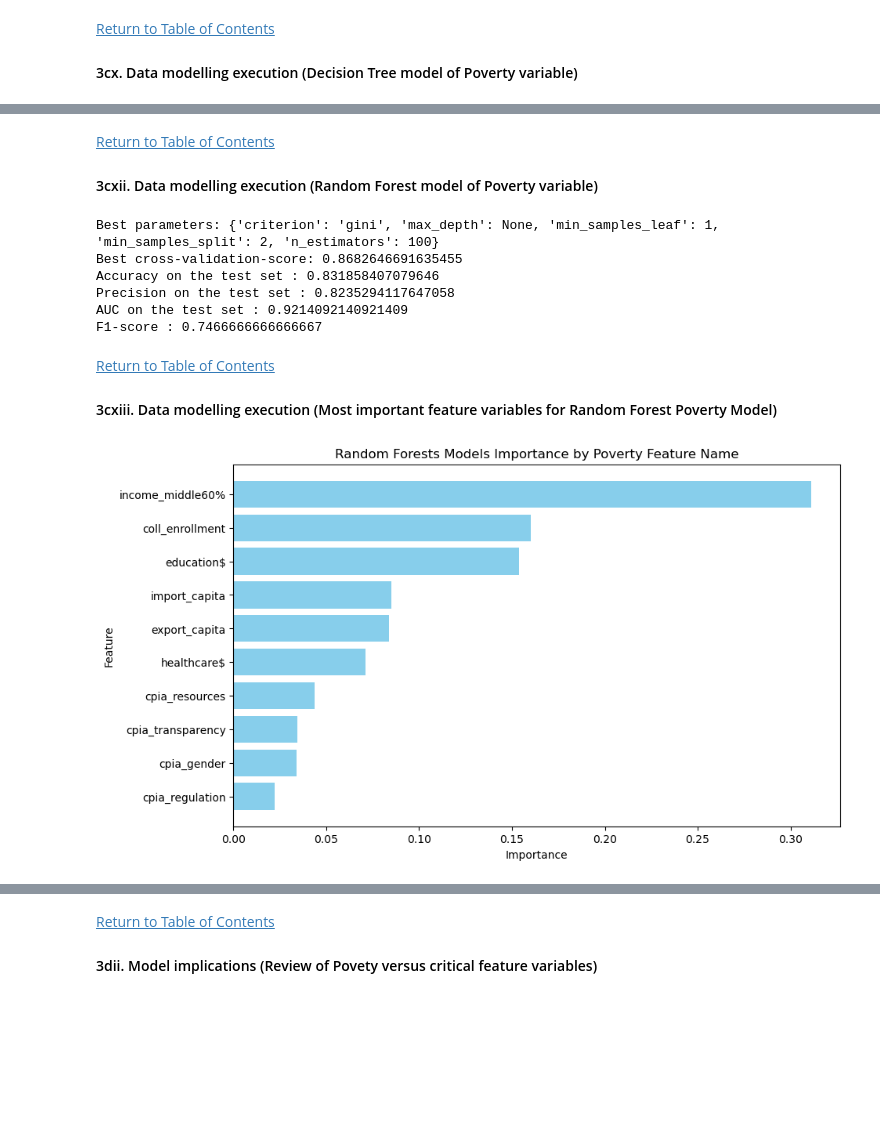
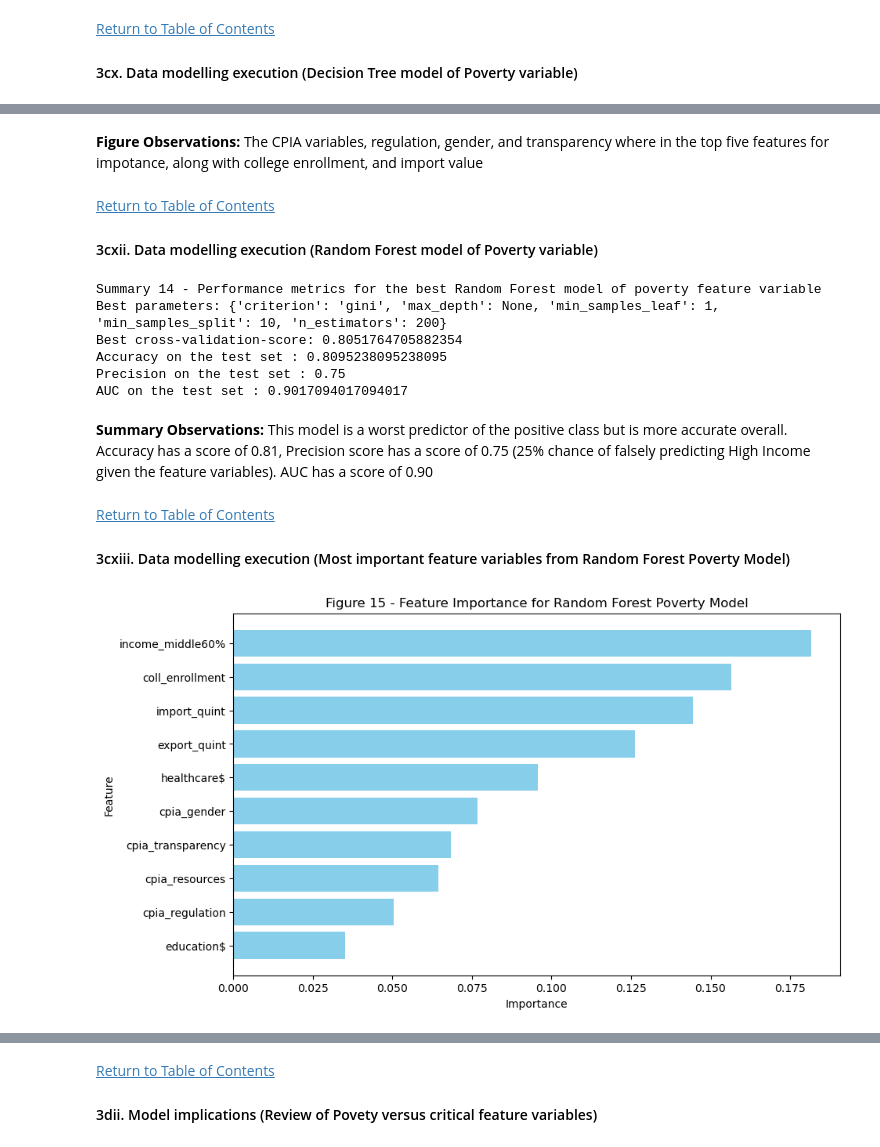
Before and after one commit to te-ex153/Projects, a Jupyter notebook: Country23.ipynb, the cells around one changed output, grey strips where cells are left out. Saved outputs shown, nothing was run; the diff lists cells and outputs as text; code cells hidden in the pictures; blank space fills up the shorter version.

```diff
--- a/Country23.ipynb
+++ b/Country23.ipynb
@@ -1222,22 +1343,22 @@ As completed above for the gdp dataframe, the mean or median will be imputed int
 # %%
 ### Define features to be imputed with mean or median
 mean_impute_cols = ['cpia_regulation', 'cpia_gender', 'cpia_resources', 'cpia_transparency', 'healthcare$', 'education$', 'coll_enrollment']
-median_impute_cols = ['income_middle60%', 'import_capita', 'export_capita']
+median_impute_cols = ['income_middle60%', 'import_quint', 'export_quint']
 
 ### Initiate imputers
 mean_imputer = SimpleImputer(strategy='mean')
 median_imputer = SimpleImputer(strategy='median')
 
 ### Impute columns per missing data strategy
-df_pov[mean_impute_cols] = mean_imputer.fit_transform(df_pov[mean_impute_cols])
-df_pov[median_impute_cols] = median_imputer.fit_transform(df_pov[median_impute_cols])
+df_pov3[mean_impute_cols] = mean_imputer.fit_transform(df_pov3[mean_impute_cols])
+df_pov3[median_impute_cols] = median_imputer.fit_transform(df_pov3[median_impute_cols])
 
 ### Confirm imputation eliminated nan
-nan_count_pov = df_pov.isna().sum()
-print('Table 19 - Confirmation all missing cells were imputed for df_pov')
+nan_count_pov = df_pov3.isna().sum()
+print('Table 20 - Confirmation all missing cells were imputed for df_pov')
 print(f'NaN Elimination Confirmation - Number of NaN records per variable : {nan_count_pov}')
 print(" ")
-print('Table 20 - First five rows of the dataframe df_pov after imputation to address missing data')
-print(df_pov.head())
-print(df_pov.shape[0], 'Rows ,',df_pov.shape[1], 'Columns')
+print('Table 21 - First five rows of the dataframe df_pov3 after imputation to address missing data')
+print(df_pov3.head())
+print(df_pov3.shape[0], 'Rows ,',df_pov3.shape[1], 'Columns')
 # %% [output]
@@ -1299,14 +1437,14 @@ the dataframe df_gdp will  be split into a target and feature dataframe
 #### 3ai. Data preproceessing {Separate target and feature variables for GDP}
 # %%
 ########### separate target variables from feature variables
-df_gdp.reset_index(drop=True, inplace=True)
-gdp = df_gdp[['gdp']]
-features = df_gdp[['cpia_regulation', 'cpia_gender', 'cpia_resources', 'cpia_transparency', 'healthcare$', 'education$', 'coll_enrollment', 'income_middle60%', 'import_capita', 'export_capita']]
-print('Table 21 - First five rows to the gdp target dataframe')
+df_gdp3.reset_index(drop=True, inplace=True)
+gdp = df_gdp3[['gdp']]
+features = df_gdp3[['cpia_regulation', 'cpia_gender', 'cpia_resources', 'cpia_transparency', 'healthcare$', 'education$', 'coll_enrollment', 'income_middle60%', 'import_quint', 'export_quint']]
+print('Table 22 - First five rows to the gdp target dataframe')
 print(gdp.head())
 print(f'Number of rows in df : {len(gdp)}')
 print('')
-print('Table 22 - First five rows to the gdp features dataframe')
+print('Table 23 - First five rows to the gdp features dataframe')
 print(features.head())
 print(f'Number of rows in df : {len(features)}')
 # %% [output]
@@ -1385,12 +1525,12 @@ Poverty dataframe will be split into target and feature dataframes
 # %%
 df_pov.reset_index(drop=True, inplace=True)
-pov = df_pov[['%pov']]
-features_pov = df_pov[['cpia_regulation', 'cpia_gender', 'cpia_resources', 'cpia_transparency', 'healthcare$', 'education$', 'coll_enrollment', 'income_middle60%', 'import_capita', 'export_capita']]
-print('Table 21 - First five rows to the pov target dataframe')
+pov = df_pov3[['%pov']]
+features_pov = df_pov3[['cpia_regulation', 'cpia_gender', 'cpia_resources', 'cpia_transparency', 'healthcare$', 'education$', 'coll_enrollment', 'income_middle60%', 'import_quint', 'export_quint']]
+print('Table 24 - First five rows to the pov target dataframe')
 print(pov.head())
 print(f'Number of rows in df : {len(pov)}')
 print('')
-print('Table 22 - First five rows to the pov features dataframe')
+print('Table 25 - First five rows to the pov features dataframe')
 print(features_pov.head())
 print(f'Number of rows in df : {len(features_pov)}')
 # %% [output]
@@ -1437,7 +1579,7 @@ The value in which 2/3 of pov data falls below: 26.980000000000018
 # %%
 ########### create classification criteria/conditions and associated class assingments for pov
-pov_conditions = [ pov['%pov'] < 18,
-    pov['%pov'] >=18
+pov_conditions = [ pov['%pov'] < 25,
+    pov['%pov'] >=25
 ]
 pov_choices = [1,0]  ########## class assignment
 
@@ -1450,6 +1592,6 @@ variables will be separate series y_pov
 '''
 y_pov = pov['pov_class']
 value_counts = pov['pov_class'].value_counts()
-print('Summary xx - Number of values in poverty class 1 and class 0')
+print('Summary 9 - Number of values in poverty class 1 and class 0')
 print(f'Value counts per poverty class : {value_counts}')
 # %% [output]
@@ -2024,3 +2180,5 @@ plt.show()
+# %% [markdown]
+**Figure Observations:** The CPIA variables, regulation, gender, and transparency where in the top five features for impotance, along with college enrollment, and import value
 # %% [markdown]
 [Return to Table of Contents](#1c.-Table-of-Contents)
 <a id='3cxii-model3-pov'></a>
@@ -2063,6 +2221,7 @@ auc = roc_auc_score(y_test, y_test_pred_proba)
 f1 = f1_score(y_test, y_test_pred)
 
 ### Display best paramaters and cross val score
+print('Summary 14 - Performance metrics for the best Random Forest model of poverty feature variable')
 print(f'Best parameters: {grid3.best_params_}')
 print(f'Best cross-validation-score: {grid3.best_score_}')
 
@@ -2070,47 +2229,48 @@ print(f'Best cross-validation-score: {grid3.best_score_}')
 print(f'Accuracy on the test set : {accuracy}')
 print(f'Precision on the test set : {precision}')
 print(f'AUC on the test set : {auc}')
-print(f'F1-score : {f1}')
 # %% [output]
-Best parameters: {'criterion': 'gini', 'max_depth': None, 'min_samples_leaf': 1, 'min_samples_split': 2, 'n_estimators': 100}
-Best cross-validation-score: 0.8682646691635455
-Accuracy on the test set : 0.831858407079646
-Precision on the test set : 0.8235294117647058
-AUC on the test set : 0.9214092140921409
-F1-score : 0.7466666666666667
+Summary 14 - Performance metrics for the best Random Forest model of poverty feature variable
+Best parameters: {'criterion': 'gini', 'max_depth': None, 'min_samples_leaf': 1, 'min_samples_split': 10, 'n_estimators': 200}
+Best cross-validation-score: 0.8051764705882354
+Accuracy on the test set : 0.8095238095238095
+Precision on the test set : 0.75
+AUC on the test set : 0.9017094017094017
+# %% [markdown]
+**Summary Observations:** This model is a worst predictor of the positive class but is more accurate overall. Accuracy has a score of 0.81, Precision score has a score of 0.75 (25% chance of falsely predicting High Income given the feature variables). AUC has a score of 0.90
 # %% [markdown]
 [Return to Table of Contents](#1c.-Table-of-Contents)
 <a id='3cxiii-importance3-pov'></a>
-#### 3cxiii. Data modelling execution (Most important feature variables for Random Forest Poverty Model)
+#### 3cxiii. Data modelling execution (Most important feature variables from Random Forest Poverty Model)
 # %%
 '''
 Importance of each feature
 '''
 ### get best estimator
 best_model = grid3.best_params_
 
 ### Initialize the Decision Tree with best params
 best_clf_rf = RandomForestClassifier(**best_model, random_state=300)
 
 ### Train the model
 best_clf_rf.fit(X_train, y_train)
 
 ### get feature importances
 feature_importances = best_clf_rf.feature_importances_    ### feature names was captured in previous study
 
 ### Create a dataframe for better visualization
 importance_povrf = pd.DataFrame({'Feature': feature_names, 'Importance': feature_importances})
 importance_povrf = importance_povrf.sort_values(by='Importance', ascending=False)
 
 ### Creat a plot to show importance of each feature
 plt.figure(figsize=(10, 6))
 plt.barh(importance_povrf['Feature'], importance_povrf['Importance'], color='skyblue')
 plt.xlabel('Importance')
 plt.ylabel('Feature')
-plt.title('Random Forests Models Importance by Poverty Feature Name')
+plt.title('Figure 15 - Feature Importance for Random Forest Poverty Model')
 
 ### Display plot of feature importance
 plt.gca().invert_yaxis()
 plt.show()
 # %% [output]
-[figure, old version]
+[figure, new version]
```
Also changed, not shown: parts of 118 cells of this notebook.
